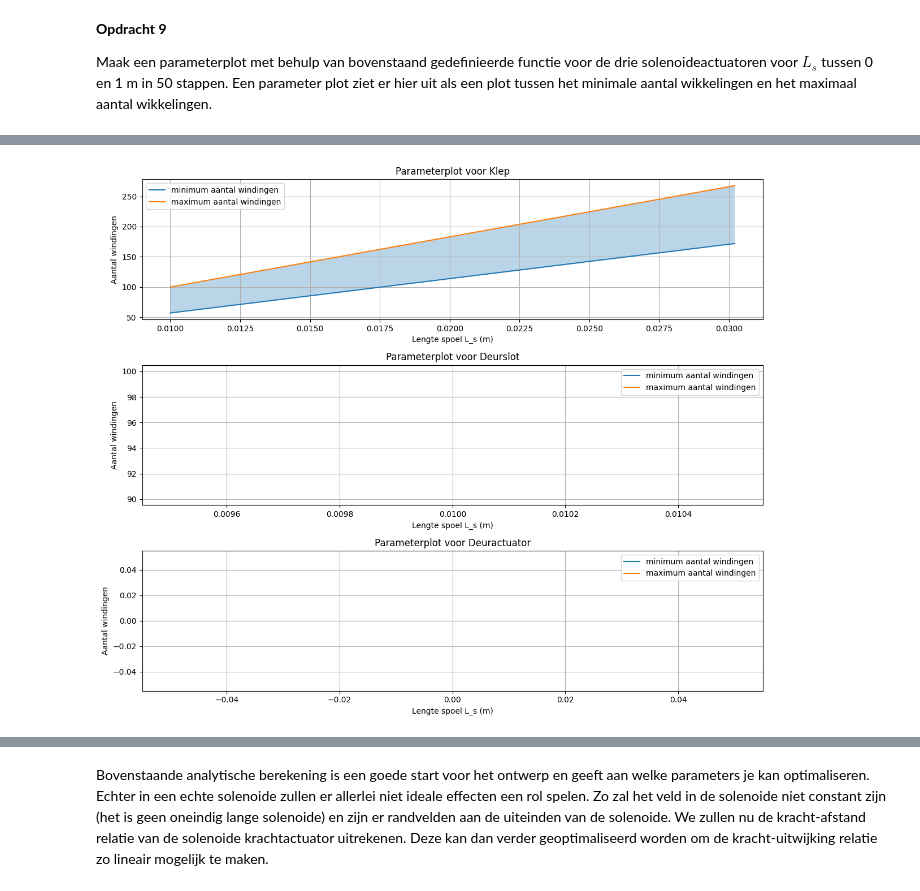
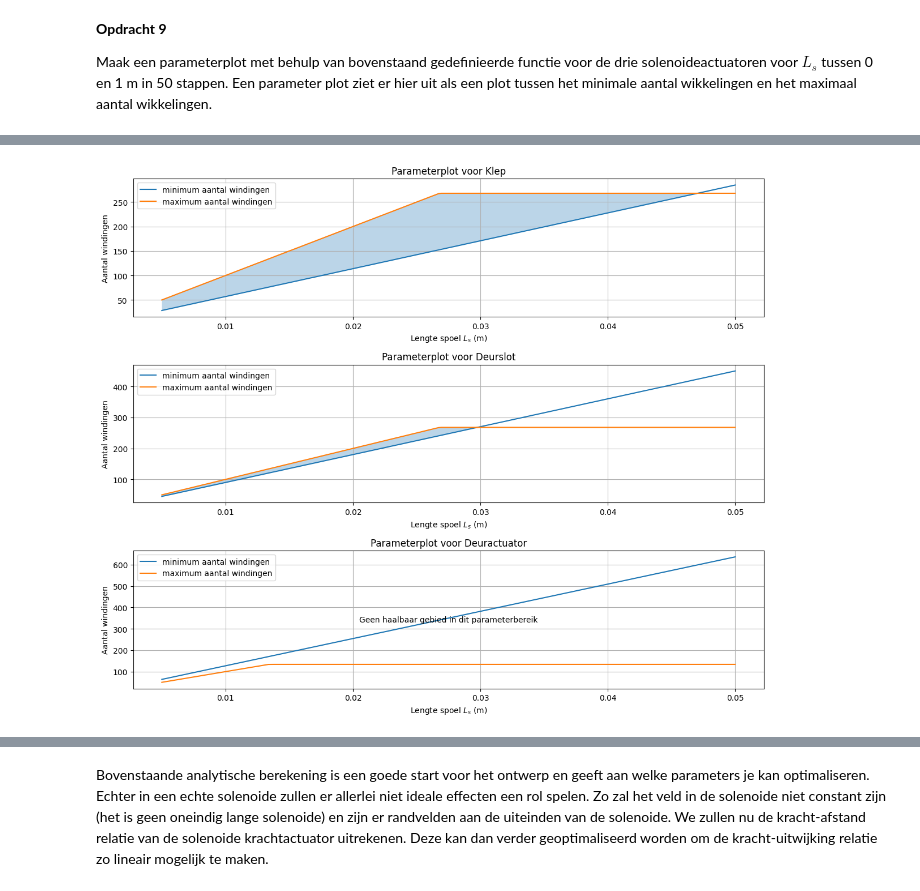
Before and after one commit to jvdmaaten-web/opdrachten-DEF-D, a Jupyter notebook: DigitaleOntwerpopdrachten/magnetostatica/2KrachtactuatorOpdracht/Krachtactuator.ipynb, the cells around one changed output, grey strips where cells are left out. Drawn from its saved outputs; the diff is of its cells as text; code cells hidden in the pictures.

```diff
--- a/DigitaleOntwerpopdrachten/magnetostatica/2KrachtactuatorOpdracht/Krachtactuator.ipynb
+++ b/DigitaleOntwerpopdrachten/magnetostatica/2KrachtactuatorOpdracht/Krachtactuator.ipynb
@@ -409,6 +395,18 @@ def aantal_wikkelingen(L_s, r_s, d_draad, I, F_min, l_draad_max, mu_r=mu_r):
         return np.nan, np.nan
 
     return N_min, N_max
-print(N_min)
-print(N_max)
+
+
+
+N_min, N_max = aantal_wikkelingen(
+    L_s=0.02,
+    r_s=0.005,
+    d_draad=0.0001,
+    I=0.5,
+    F_min=2,
+    l_draad_max=8.41
+)
+
+print("N_min =", N_min)
+print("N_max =", N_max)
 # %% [output]
@@ -433,7 +431,66 @@ Text(0, 0.5, 'y')
 
 Maak een parameterplot met behulp van bovenstaand gedefinieerde functie voor de drie solenoideactuatoren voor $L_s$ tussen 0 en 1 m in 50 stappen. Een parameter plot ziet er hier uit als een plot tussen het minimale aantal wikkelingen en het maximaal aantal wikkelingen.
 # %%
-L_reeks = np.linspace(0.01, 1.0, 50)
+
+# import numpy as np
+# import matplotlib.pyplot as plt
+
+# L_reeks = np.linspace(0.01, 1.0, 200)
+
+# actuatoren = {
+#     "Klep": {"F": F_klep, "r": r_klep},
+#     "Deurslot": {"F": F_slot, "r": r_slot},
+#     "Deuractuator": {"F": F_deur, "r": r_deur},
+# }
+
+# plt.figure(figsize=(12, 10))
+
+# for idx, (naam, pars) in enumerate(actuatoren.items(), start=1):
+#     N_min_list = []
+#     N_max_list = []
+
+#     for L_s in L_reeks:
+#         N_min, N_max = aantal_wikkelingen(
+#             L_s=L_s,
+#             r_s=pars["r"],
+#             d_draad=d_draad,
+#             I=I_bron,
+#             F_min=pars["F"],
+#             l_draad_max=l_draad_max,
+#             mu_r=mu_r
+#         )
+#         N_min_list.append(N_min)
+#         N_max_list.append(N_max)
+
+#     N_min_arr = np.array(N_min_list, dtype=float)
+#     N_max_arr = np.array(N_max_list, dtype=float)
+
+#     haalbaar = N_max_arr >= N_min_arr
+
+#     plt.subplot(3, 1, idx)
+#     plt.plot(L_reeks, N_min_arr, label="minimum aantal windingen")
+#     plt.plot(L_reeks, N_max_arr, label="maximum aantal windingen")
+#     plt.fill_between(L_reeks, N_min_arr, N_max_arr, where=haalbaar, alpha=0.3)
+
+#     plt.title(f"Parameterplot voor {naam}")
+#     plt.xlabel("Lengte spoel $L_s$ (m)")
+#     plt.ylabel("Aantal windingen")
+#     plt.grid()
+#     plt.legend()
+
+# plt.tight_layout()
+# plt.show()
+import numpy as np
+import matplotlib.pyplot as plt
+
+def aantal_wikkelingen(L_s, r_s, d_draad, I, F_min, l_draad_max, mu_r=mu_r):
+    N_min = np.sqrt((2 * F_min * L_s**2) / (mu_0 * mu_r * np.pi * r_s**2 * I**2))
+    N_max_1 = L_s / d_draad
+    N_max_2 = l_draad_max / (2 * np.pi * r_s)
+    N_max = np.minimum(N_max_1, N_max_2)
+    return N_min, N_max
+
+L_reeks = np.linspace(0.005, 0.05, 200)
 
 actuatoren = {
     "Klep": {"F": F_klep, "r": r_klep},
@@ -463,15 +520,28 @@ for idx, (naam, pars) in enumerate(actuatoren.items(), start=1):
     N_min_arr = np.array(N_min_list, dtype=float)
     N_max_arr = np.array(N_max_list, dtype=float)
 
+    haalbaar = N_max_arr >= N_min_arr
+
     plt.subplot(3, 1, idx)
     plt.plot(L_reeks, N_min_arr, label="minimum aantal windingen")
     plt.plot(L_reeks, N_max_arr, label="maximum aantal windingen")
-    plt.fill_between(L_reeks, N_min_arr, N_max_arr, where=(N_max_arr >= N_min_arr), alpha=0.3)
+    plt.fill_between(L_reeks, N_min_arr, N_max_arr, where=haalbaar, alpha=0.3)
+
+    if not np.any(haalbaar):
+        plt.text(
+            0.5, 0.5,
+            "Geen haalbaar gebied in dit parameterbereik",
+            transform=plt.gca().transAxes,
+            ha="center",
+            va="center"
+        )
+
     plt.title(f"Parameterplot voor {naam}")
-    plt.xlabel("Lengte spoel L_s (m)")
+    plt.xlabel("Lengte spoel $L_s$ (m)")
     plt.ylabel("Aantal windingen")
     plt.grid()
     plt.legend()
 
 plt.tight_layout()
+plt.show()
 # %% [output]
@@ -495,4 +548,4 @@ Ontwerp niet haalbaar voor L_s = 1.000 m en r_s = 0.010 m
-[figure, old version]
+[figure, new version]
 # %% [markdown]
 **Opdracht 10**
 
```
Also changed, not shown: parts of 11 cells of this notebook.
